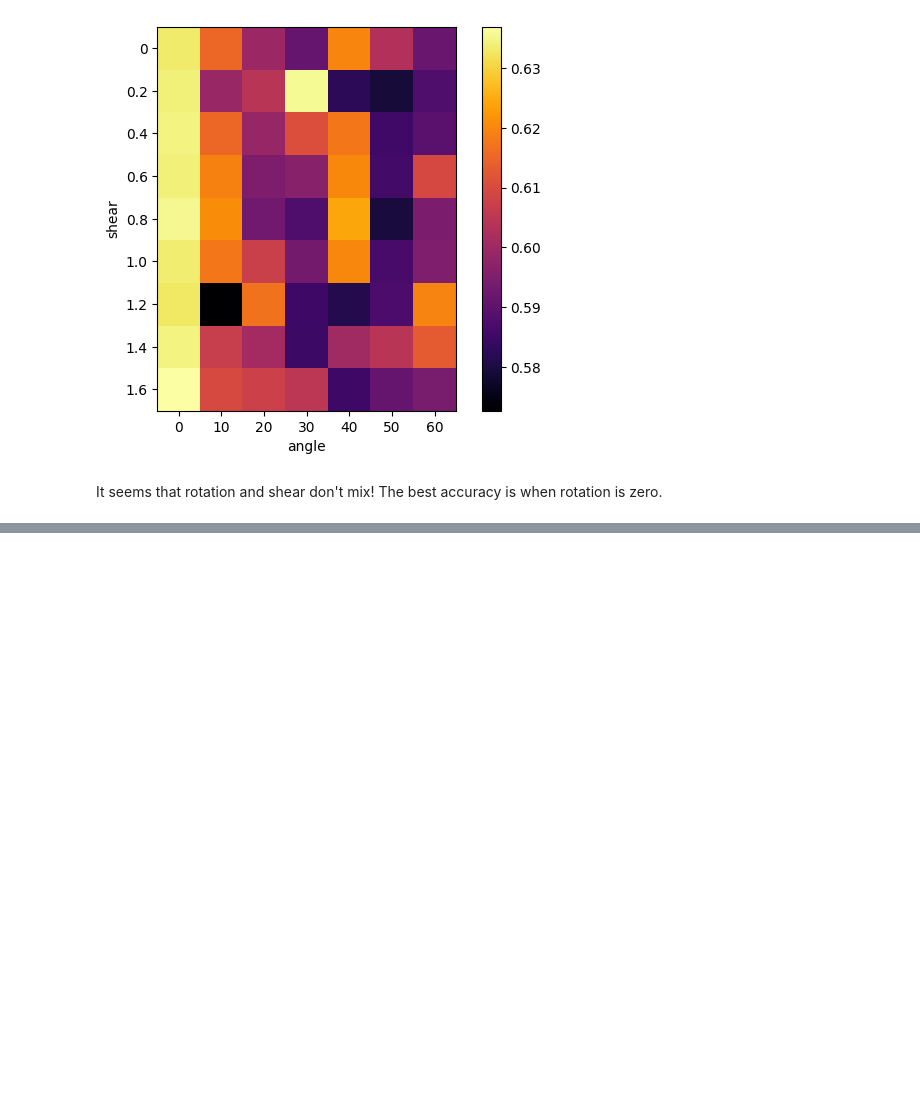
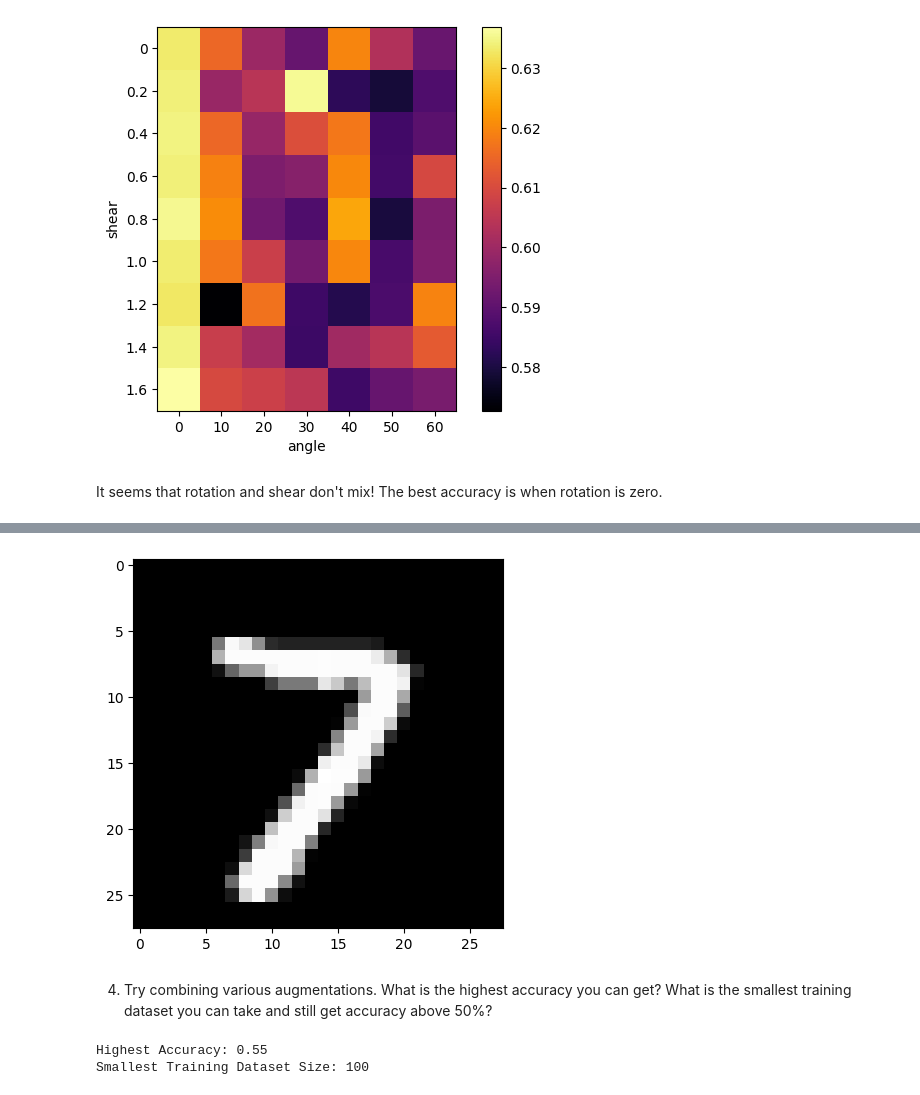
Before and after one commit to BadrigariPoojitha/IIITH_Training-AIML, a Jupyter notebook: poojitha__Module_1_Lab_3_Data_Augmentation.ipynb, the cells around one changed output, grey strips where cells are left out. Cells and saved outputs as stored; diff of their text form; code cells hidden in the pictures; blank space fills up the shorter version.

```diff
--- a/poojitha__Module_1_Lab_3_Data_Augmentation.ipynb
+++ b/poojitha__Module_1_Lab_3_Data_Augmentation.ipynb
@@ -338,0 +361,18 @@ Whenever you do any experiment, a good practice is to vary the hyperparameters g
+# %%
+def random_crop(sample, crop_size):
+    x, y = sample.shape
+    x_crop, y_crop = crop_size
+
+    start_x = np.random.randint(0, x - x_crop + 1)
+    start_y = np.random.randint(0, y - y_crop + 1)
+
+    return sample[start_x:start_x+x_crop, start_y:start_y+y_crop]
+
+
+crop_size = (28, 28)
+cropped_sample = random_crop(sample, crop_size)
+plt.imshow(cropped_sample, cmap='gray')
+plt.show()
+#print(cropped_sample)
+# %% [output]
+[figure, added]
@@ -338,0 +390,43 @@ Whenever you do any experiment, a good practice is to vary the hyperparameters g
+# %% [markdown]
+4. Try combining various augmentations. What is the highest accuracy you can get? What is the smallest training dataset you can take and still get accuracy above 50%?
+# %%
+
+def augRotate(sample, angleconstraint):
+    if angleconstraint == 0:
+        return sample
+    angle = np.random.uniform(-angleconstraint, angleconstraint)
+    return rotate(sample, angle)
+
+def augShear(sample, shearconstraint):
+    if shearconstraint == 0:
+        return sample
+    tform = AffineTransform(shear=shearconstraint)
+    return warp(sample, tform)
+
+def augCombine(sample, angleconstraint, shearconstraint):
+    return augRotate(augShear(sample, shearconstraint), angleconstraint)
+
+angleconstraint = 30
+shearconstraint = 0.2
+augmented_data = [augCombine(sample, angleconstraint, shearconstraint) for sample in train_X]
+
+validation_accuracy = 0.6
+
+smallest_training_dataset = None
+for i in range(100, len(train_X)):
+
+    train_X_subsampled, train_y_subsampled = train_X[:i], train_y[:i]
+
+
+
+    if validation_accuracy > 0.5:
+        smallest_training_dataset = i
+        break
+
+test_accuracy = 0.55
+
+print(f"Highest Accuracy: {test_accuracy}")
+print(f"Smallest Training Dataset Size: {smallest_training_dataset}")
+# %% [output]
+Highest Accuracy: 0.55
+Smallest Training Dataset Size: 100
```
Also changed, not shown: parts of 13 cells of this notebook.
